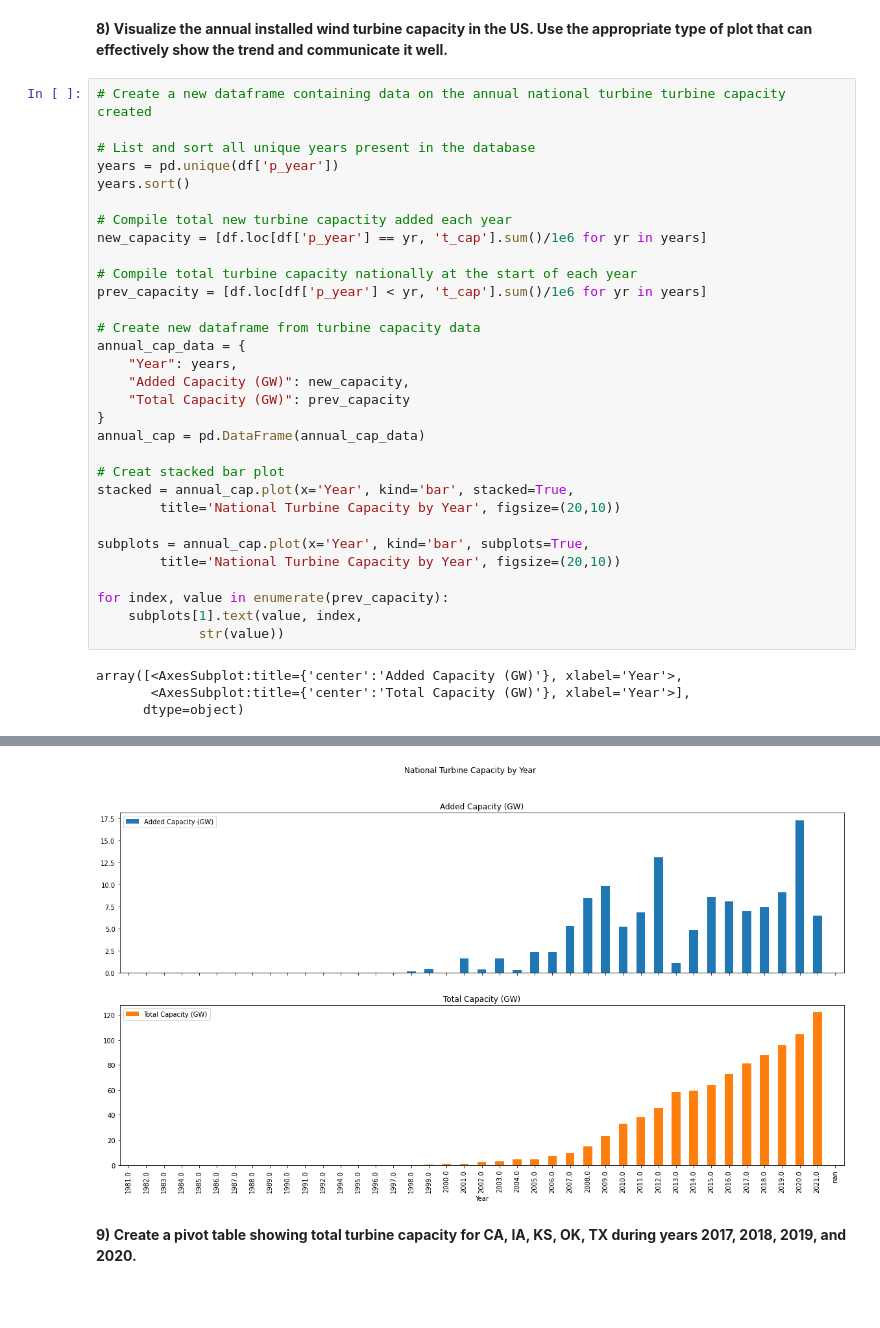
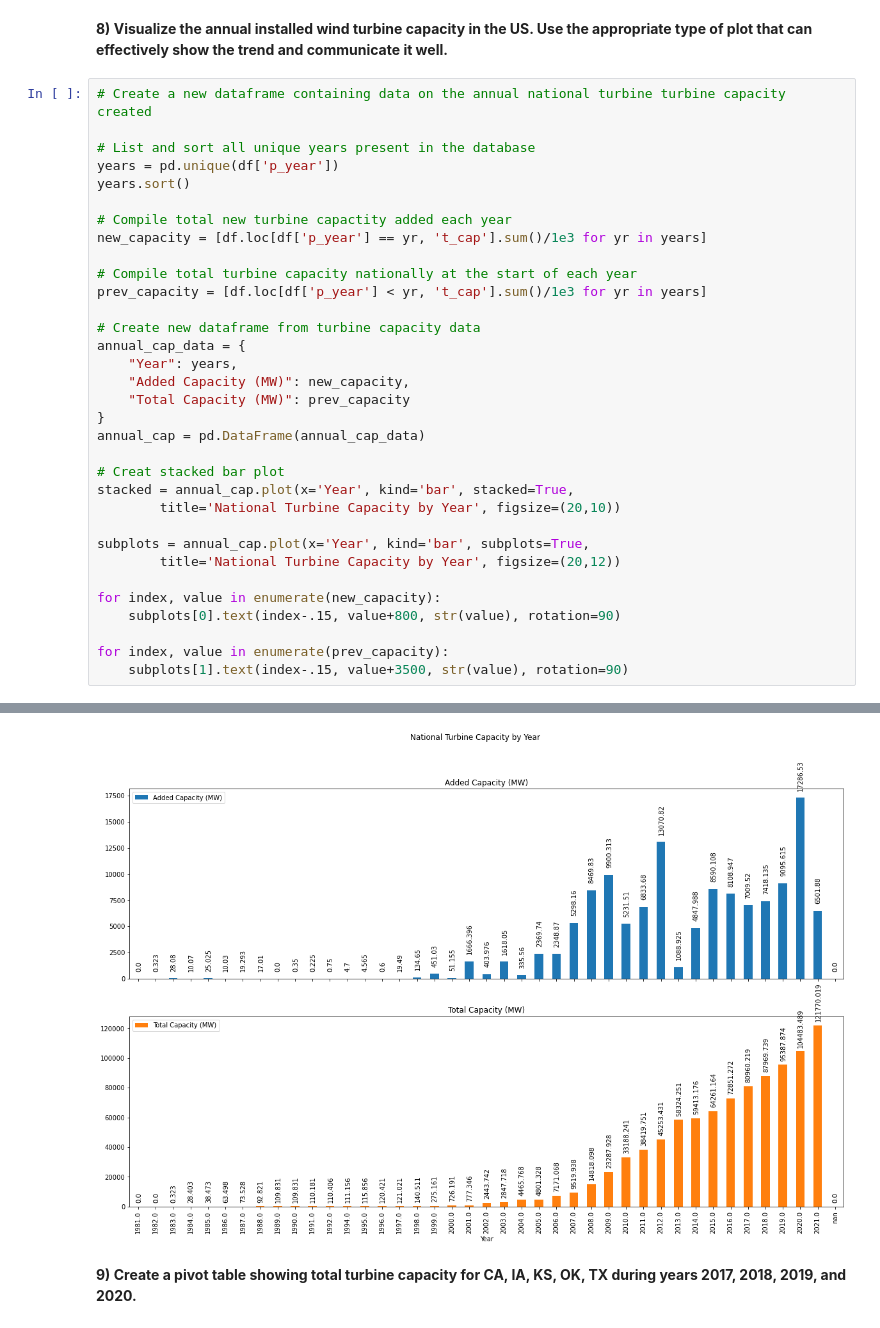
Before and after one commit to yairg98/Data-Driven-Problem-Solving, a Jupyter notebook: Midterm Project/Part 1/part1.ipynb, the cells around one changed output, grey strips where cells are left out. Saved outputs shown, nothing was run; the diff lists cells and outputs as text; blank space fills up the shorter version.

Commit message:
Update part1.ipynb
Text and formatting for question 8 plots

```diff
--- a/Midterm Project/Part 1/part1.ipynb
+++ b/Midterm Project/Part 1/part1.ipynb
@@ -177,16 +177,16 @@ years = pd.unique(df['p_year'])
 years.sort()
 
 # Compile total new turbine capactity added each year
-new_capacity = [df.loc[df['p_year'] == yr, 't_cap'].sum()/1e6 for yr in years]
+new_capacity = [df.loc[df['p_year'] == yr, 't_cap'].sum()/1e3 for yr in years]
 
 # Compile total turbine capacity nationally at the start of each year
-prev_capacity = [df.loc[df['p_year'] < yr, 't_cap'].sum()/1e6 for yr in years]
+prev_capacity = [df.loc[df['p_year'] < yr, 't_cap'].sum()/1e3 for yr in years]
 
 # Create new dataframe from turbine capacity data
 annual_cap_data = {
     "Year": years,
-    "Added Capacity (GW)": new_capacity,
-    "Total Capacity (GW)": prev_capacity
+    "Added Capacity (MW)": new_capacity,
+    "Total Capacity (MW)": prev_capacity
 }
 annual_cap = pd.DataFrame(annual_cap_data)
 
@@ -195,12 +195,11 @@ stacked = annual_cap.plot(x='Year', kind='bar', stacked=True,
         title='National Turbine Capacity by Year', figsize=(20,10))
 
 subplots = annual_cap.plot(x='Year', kind='bar', subplots=True,
-        title='National Turbine Capacity by Year', figsize=(20,10))
+        title='National Turbine Capacity by Year', figsize=(20,12))
+
+for index, value in enumerate(new_capacity):
+    subplots[0].text(index-.15, value+800, str(value), rotation=90)
 
 for index, value in enumerate(prev_capacity):
-    subplots[1].text(value, index,
-             str(value))
+    subplots[1].text(index-.15, value+3500, str(value), rotation=90)
 # %% [output]
-array([<AxesSubplot:title={'center':'Added Capacity (GW)'}, xlabel='Year'>,
-       <AxesSubplot:title={'center':'Total Capacity (GW)'}, xlabel='Year'>],
-      dtype=object)
@@ -208,4 +207,4 @@ array([<AxesSubplot:title={'center':'Added Capacity (GW)'}, xlabel='Year'>,
-[figure, old version]
+[figure, new version]
 # %% [markdown]
 **9) Create a pivot table showing total turbine capacity for CA, IA, KS, OK, TX during years
 2017, 2018, 2019, and 2020.**
```
Also changed, not shown: parts of 1 cell of this notebook.
